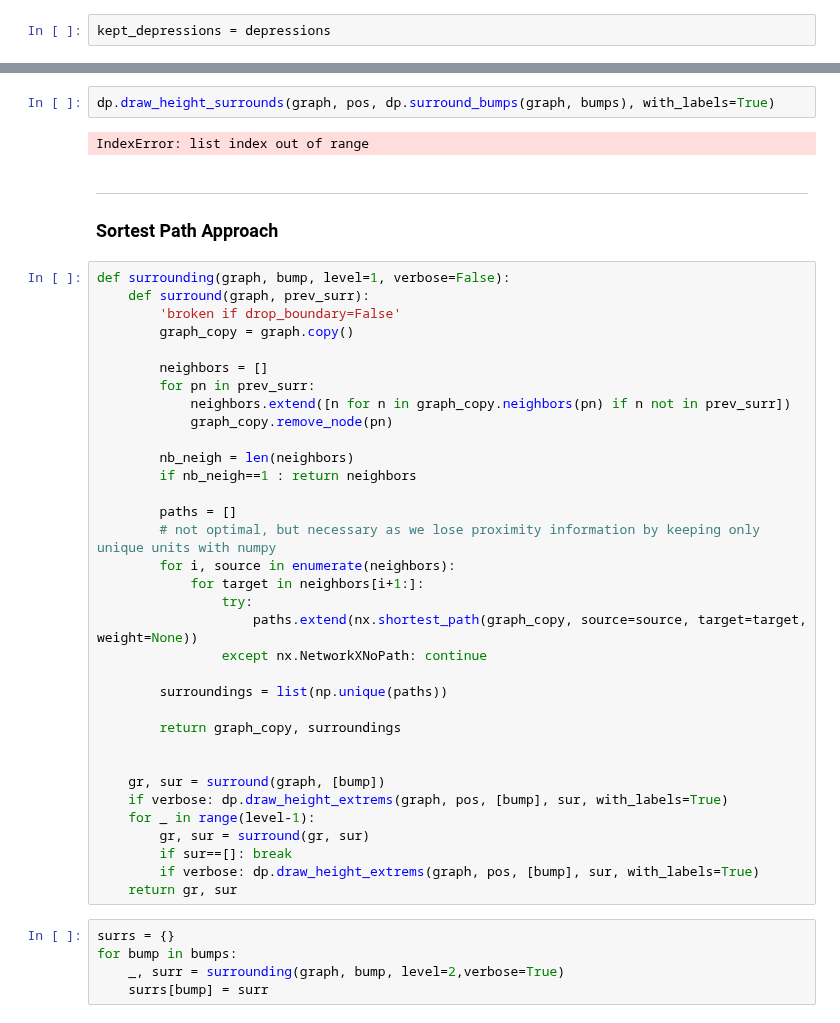
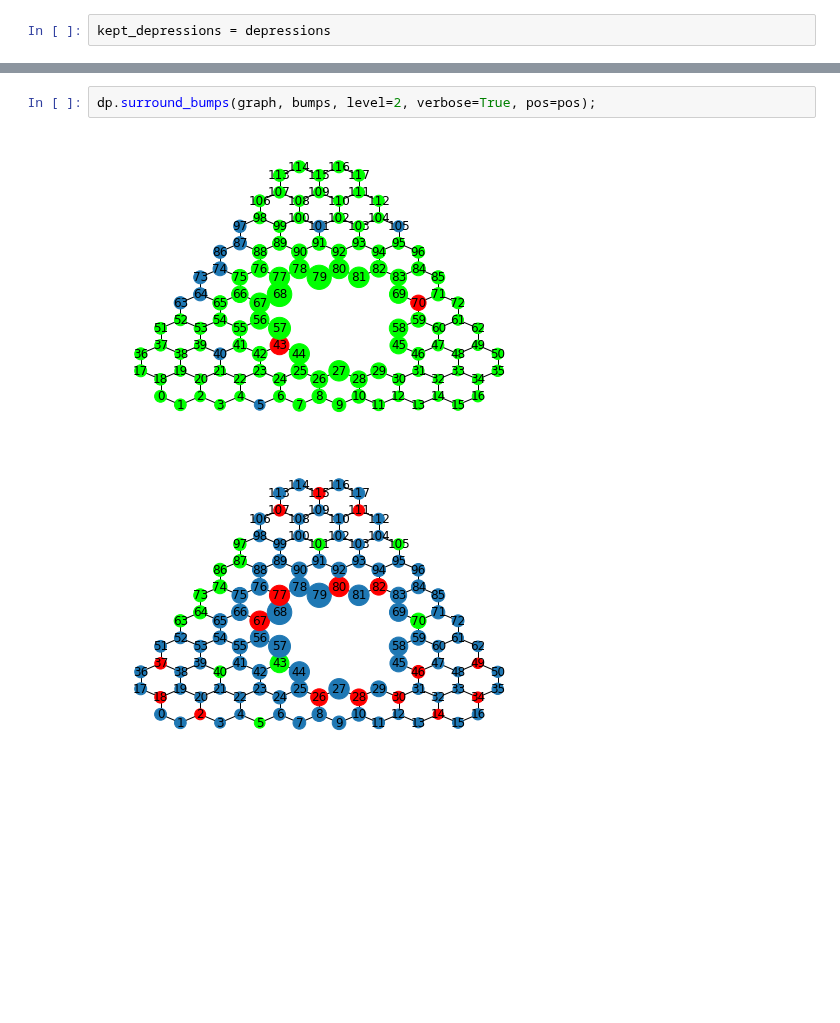
Before and after one commit to udaykusupati/ActuationUmbrellaMeshes, a Jupyter notebook: python/actuation_experiments/path_vizualise.ipynb, the cells around one changed output, grey strips where cells are left out. Cells and saved outputs as stored; diff of their text form; blank space fills up the shorter version.

```diff
--- a/python/actuation_experiments/path_vizualise.ipynb
+++ b/python/actuation_experiments/path_vizualise.ipynb
@@ -112,46 +141,5 @@ dp.draw_height_path(graph, pos, paths)
 # %%
-dp.draw_height_surrounds(graph, pos, dp.surround_bumps(graph, bumps), with_labels=True)
+dp.surround_bumps(graph, bumps, level=2, verbose=True, pos=pos);
 # %% [output]
-IndexError: list index out of range
+[figure, added]
+[figure, added]
-# %% [markdown]
----
-### Sortest Path Approach
-# %%
-def surrounding(graph, bump, level=1, verbose=False):
-    def surround(graph, prev_surr):
-        'broken if drop_boundary=False'
-        graph_copy = graph.copy()
-
-        neighbors = []
-        for pn in prev_surr:
-            neighbors.extend([n for n in graph_copy.neighbors(pn) if n not in prev_surr])
-            graph_copy.remove_node(pn)
-
-        nb_neigh = len(neighbors)
-        if nb_neigh==1 : return neighbors
-
-        paths = []
-        # not optimal, but necessary as we lose proximity information by keeping only unique units with numpy
-        for i, source in enumerate(neighbors):
-            for target in neighbors[i+1:]:
-                try:
-                    paths.extend(nx.shortest_path(graph_copy, source=source, target=target, weight=None))
-                except nx.NetworkXNoPath: continue
-
-        surroundings = list(np.unique(paths))
-
-        return graph_copy, surroundings
-
-
-    gr, sur = surround(graph, [bump])
-    if verbose: dp.draw_height_extrems(graph, pos, [bump], sur, with_labels=True)
-    for _ in range(level-1):
-        gr, sur = surround(gr, sur)
-        if sur==[]: break
-        if verbose: dp.draw_height_extrems(graph, pos, [bump], sur, with_labels=True)
-    return gr, sur
-# %%
-surrs = {}
-for bump in bumps:
-    _, surr = surrounding(graph, bump, level=2,verbose=True)
-    surrs[bump] = surr
```
Also changed, not shown: parts of 17 cells of this notebook.
